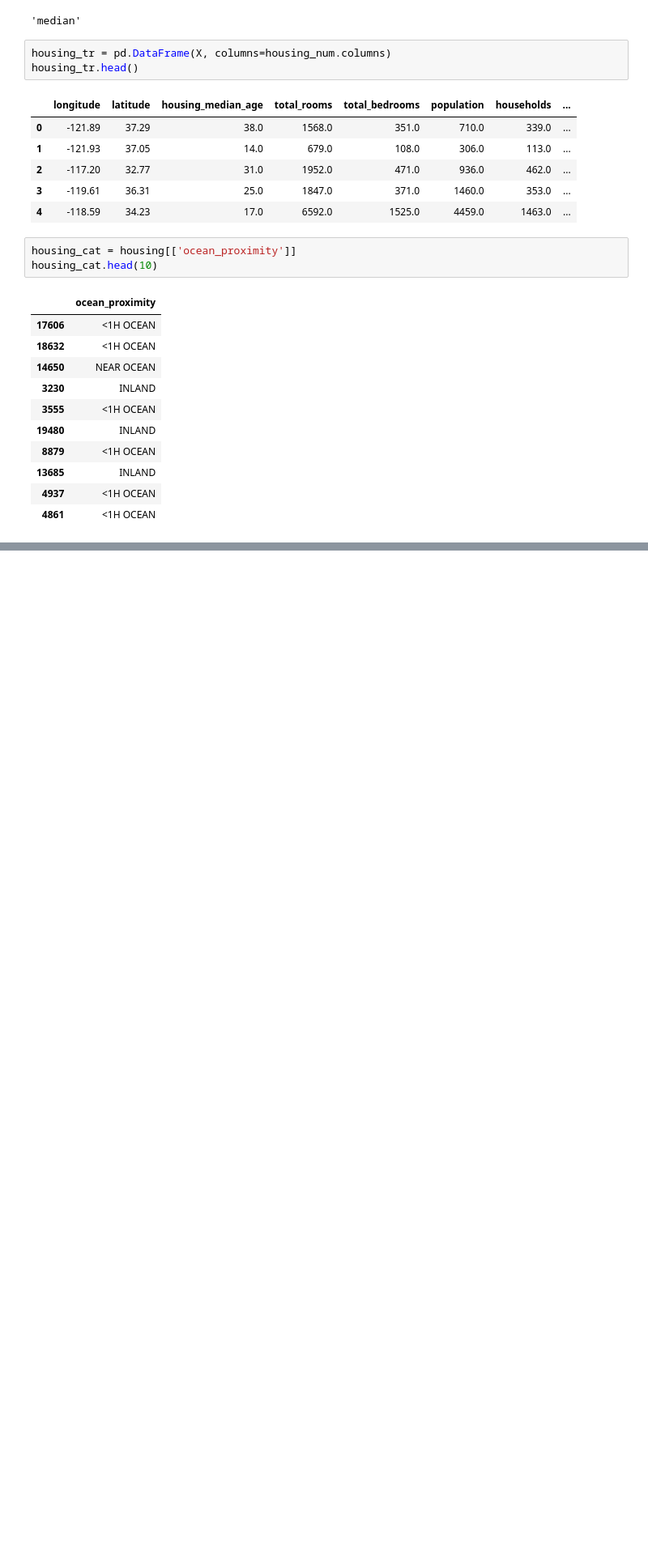
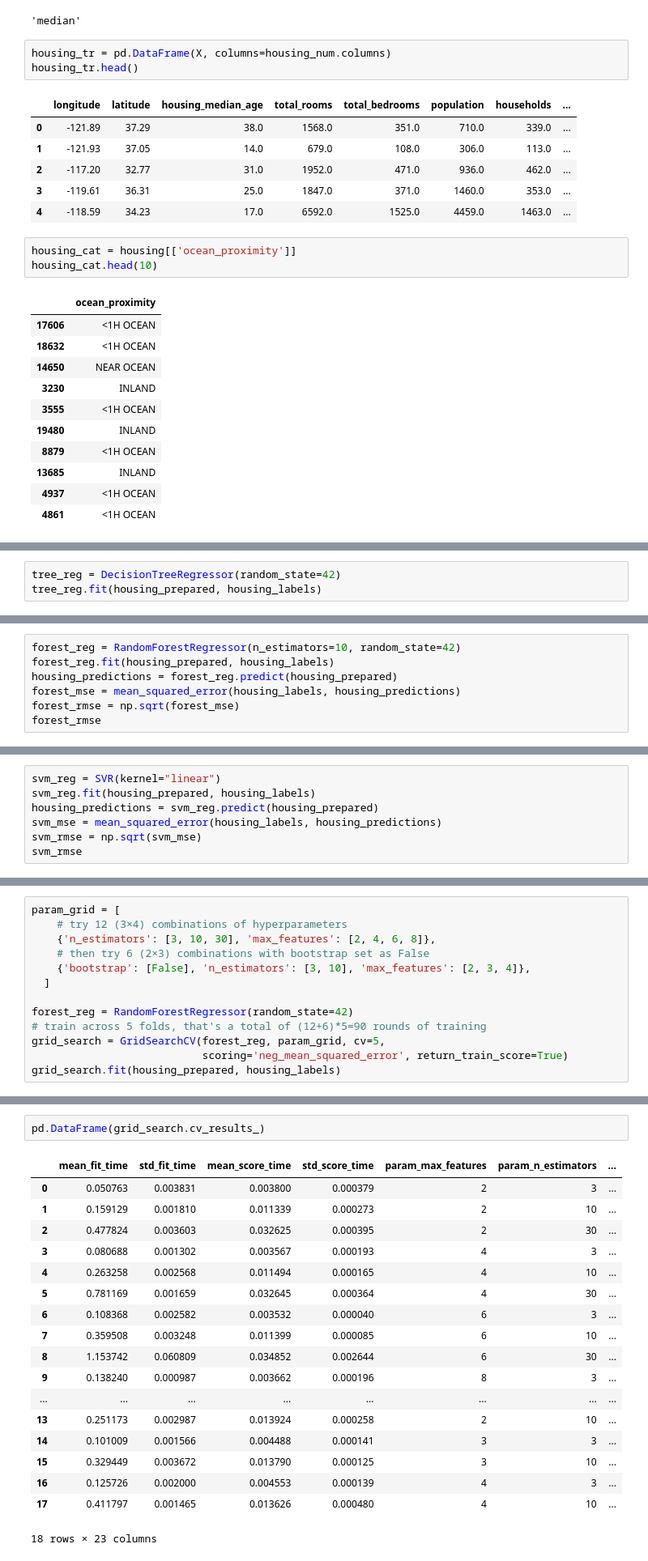
Before and after one commit to srqway/example, a Jupyter notebook: machine-learning-example/notebook/Hands-on Machine Learning with Scikit-Learn and TensorFlow/Chapter 2 – End-to-end Machine Learning project.ipynb, the cells around one changed output, grey strips where cells are left out. Shown at 81% size. Cells and saved outputs as stored; diff of their text form; blank space fills up the shorter version.

```diff
--- a/machine-learning-example/notebook/Hands-on Machine Learning with Scikit-Learn and TensorFlow/Chapter 2 – End-to-end Machine Learning project.ipynb
+++ b/machine-learning-example/notebook/Hands-on Machine Learning with Scikit-Learn and TensorFlow/Chapter 2 – End-to-end Machine Learning project.ipynb
@@ -382,0 +567,3 @@ housing_cat.head(10)
+# %%
+tree_reg = DecisionTreeRegressor(random_state=42)
+tree_reg.fit(housing_prepared, housing_labels)
@@ -382,0 +610,7 @@ housing_cat.head(10)
+# %%
+forest_reg = RandomForestRegressor(n_estimators=10, random_state=42)
+forest_reg.fit(housing_prepared, housing_labels)
+housing_predictions = forest_reg.predict(housing_prepared)
+forest_mse = mean_squared_error(housing_labels, housing_predictions)
+forest_rmse = np.sqrt(forest_mse)
+forest_rmse
@@ -382,0 +643,7 @@ housing_cat.head(10)
+# %%
+svm_reg = SVR(kernel="linear")
+svm_reg.fit(housing_prepared, housing_labels)
+housing_predictions = svm_reg.predict(housing_prepared)
+svm_mse = mean_squared_error(housing_labels, housing_predictions)
+svm_rmse = np.sqrt(svm_mse)
+svm_rmse
@@ -382,0 +652,13 @@ housing_cat.head(10)
+# %%
+param_grid = [
+    # try 12 (3×4) combinations of hyperparameters
+    {'n_estimators': [3, 10, 30], 'max_features': [2, 4, 6, 8]},
+    # then try 6 (2×3) combinations with bootstrap set as False
+    {'bootstrap': [False], 'n_estimators': [3, 10], 'max_features': [2, 3, 4]},
+  ]
+
+forest_reg = RandomForestRegressor(random_state=42)
+# train across 5 folds, that's a total of (12+6)*5=90 rounds of training
+grid_search = GridSearchCV(forest_reg, param_grid, cv=5,
+                           scoring='neg_mean_squared_error', return_train_score=True)
+grid_search.fit(housing_prepared, housing_labels)
@@ -382,0 +713,21 @@ housing_cat.head(10)
+# %%
+pd.DataFrame(grid_search.cv_results_)
+# %% [output]
+|  | mean_fit_time | std_fit_time | mean_score_time | std_score_time | param_max_features | param_n_estimators | ... |
+| 0 | 0.050763 | 0.003831 | 0.003800 | 0.000379 | 2 | 3 | ... |
+| 1 | 0.159129 | 0.001810 | 0.011339 | 0.000273 | 2 | 10 | ... |
+| 2 | 0.477824 | 0.003603 | 0.032625 | 0.000395 | 2 | 30 | ... |
+| 3 | 0.080688 | 0.001302 | 0.003567 | 0.000193 | 4 | 3 | ... |
+| 4 | 0.263258 | 0.002568 | 0.011494 | 0.000165 | 4 | 10 | ... |
+| 5 | 0.781169 | 0.001659 | 0.032645 | 0.000364 | 4 | 30 | ... |
+| 6 | 0.108368 | 0.002582 | 0.003532 | 0.000040 | 6 | 3 | ... |
+| 7 | 0.359508 | 0.003248 | 0.011399 | 0.000085 | 6 | 10 | ... |
+| 8 | 1.153742 | 0.060809 | 0.034852 | 0.002644 | 6 | 30 | ... |
+| 9 | 0.138240 | 0.000987 | 0.003662 | 0.000196 | 8 | 3 | ... |
+| ... | ... | ... | ... | ... | ... | ... | ... |
+| 13 | 0.251173 | 0.002987 | 0.013924 | 0.000258 | 2 | 10 | ... |
+| 14 | 0.101009 | 0.001566 | 0.004488 | 0.000141 | 3 | 3 | ... |
+| 15 | 0.329449 | 0.003672 | 0.013790 | 0.000125 | 3 | 10 | ... |
+| 16 | 0.125726 | 0.002000 | 0.004553 | 0.000139 | 4 | 3 | ... |
+| 17 | 0.411797 | 0.001465 | 0.013626 | 0.000480 | 4 | 10 | ... |
+18 rows × 23 columns
```
Also changed, not shown: parts of 35 cells of this notebook, 2 other files.
